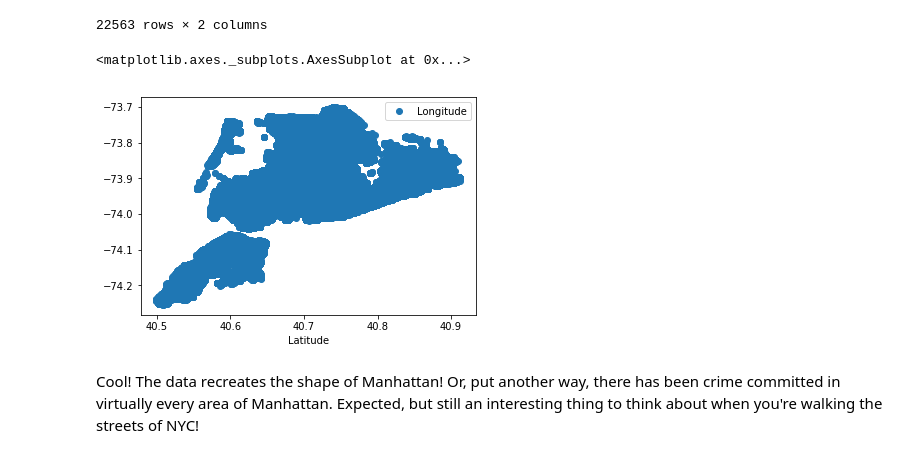
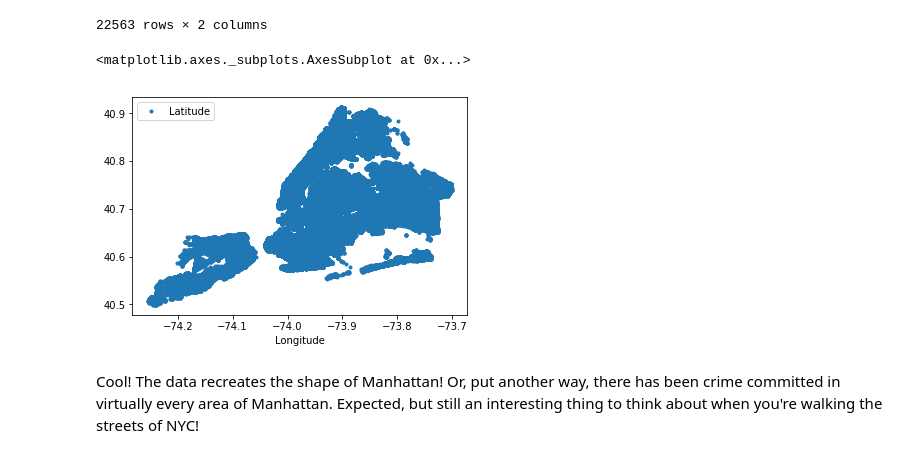
Before and after one commit to bensuutari/NYC_StopFrisk_Crime, a Jupyter notebook: nyc_StopFriskCrime.ipynb, the cells around one changed output. Drawn from its saved outputs; the diff is of its cells as text; code cells hidden in the pictures.

```diff
--- a/nyc_StopFriskCrime.ipynb
+++ b/nyc_StopFriskCrime.ipynb
@@ -61,0 +78,6 @@ stopfriskData.head()
+# %%
+crimeData['Datetime']=pd.to_datetime(crimeData.CMPLNT_FR_DT,format='%m/%d/%Y',errors='coerce')
+crimeData['Year']=pd.Series(crimeData['Datetime']).dt.year
+crimeData['Month']=pd.Series(crimeData['Datetime']).dt.month
+crimeData['Day']=pd.Series(crimeData['Datetime']).dt.day
+crimeData=crimeData[crimeData['Year']==2015]
@@ -226,10 +281,10 @@ stopfriskData[['Longitude','Latitude']]
 | 22562 | -7.381033e+01 | 4.066708e+01 |
 22563 rows × 2 columns
 # %%
-crimeData.plot(x='Latitude', y='Longitude', style='o')
+crimeData.plot(x='Longitude', y='Latitude', style='.')
 # %% [output]
 <matplotlib.axes._subplots.AxesSubplot at 0x...>
-[figure, old version]
+[figure, new version]
 # %% [markdown]
 Cool!  The data recreates the shape of Manhattan!  Or, put another way, there has been crime committed in virtually every area of Manhattan.  Expected, but still an interesting thing to think about when you're walking the streets of NYC!
 # %%
```
Also changed, not shown: parts of 19 cells of this notebook.
